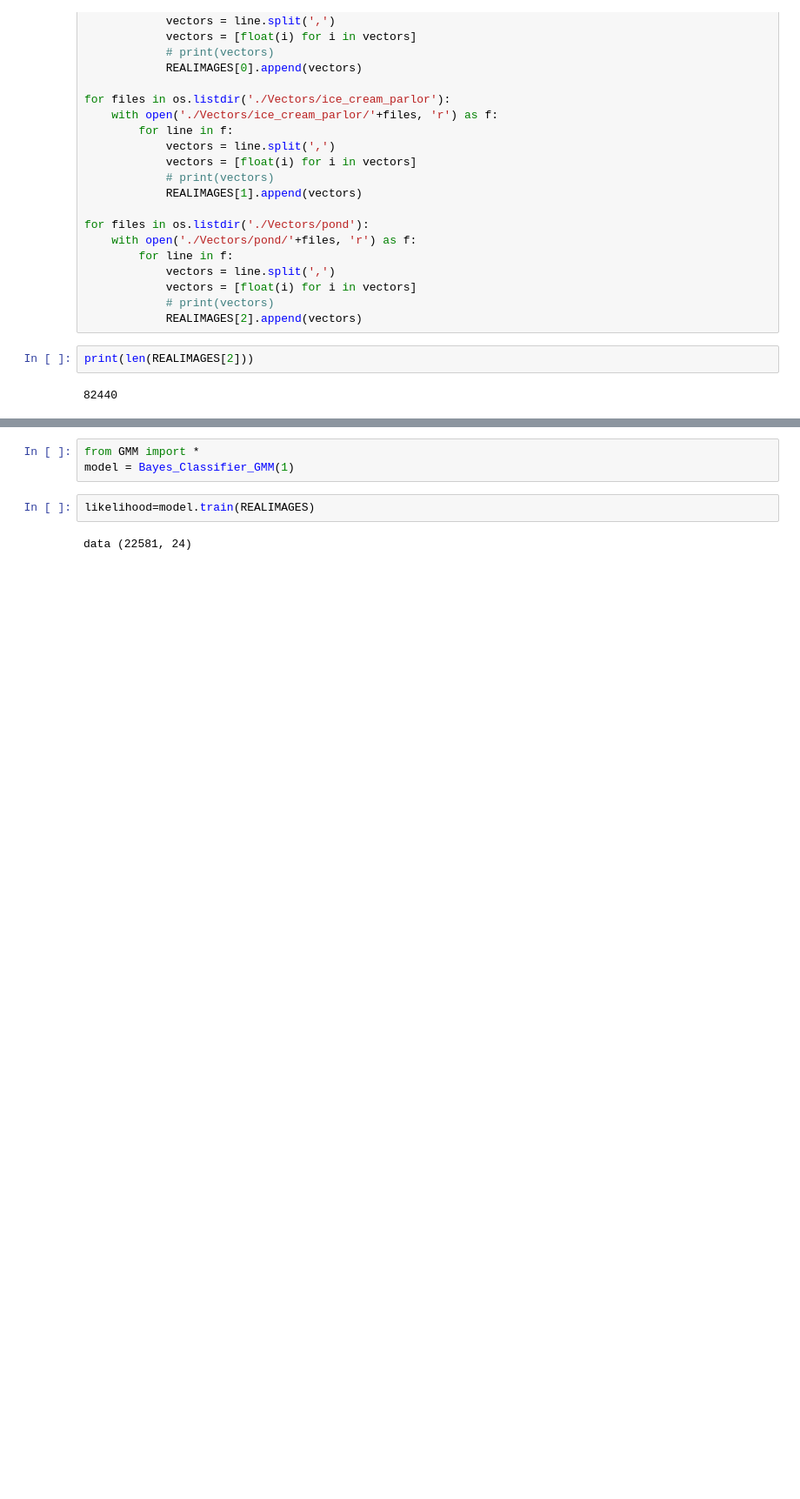
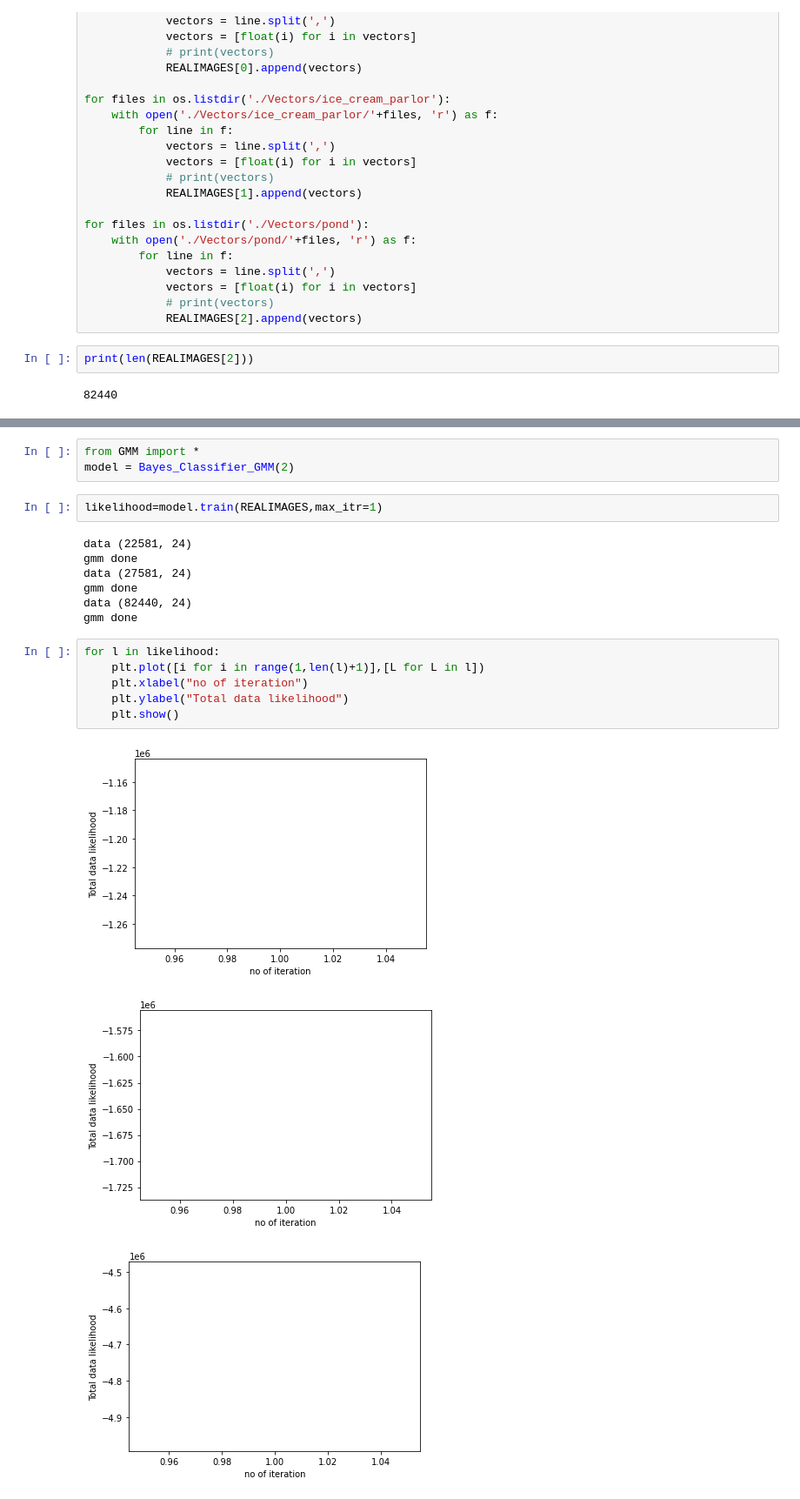
Before and after one commit to Pattern-Recognition-Assignments/Assignment2, a Jupyter notebook: 2bGMM.ipynb, the cells around one changed output, grey strips where cells are left out. Shown at 87% size. Cells and saved outputs as stored; diff of their text form; blank space fills up the shorter version.

```diff
--- a/2bGMM.ipynb
+++ b/2bGMM.ipynb
@@ -38,7 +69,22 @@ print(len(REALIMAGES[2]))
 # %%
 from GMM import *
-model = Bayes_Classifier_GMM(1)
+model = Bayes_Classifier_GMM(2)
 # %%
-likelihood=model.train(REALIMAGES)
+likelihood=model.train(REALIMAGES,max_itr=1)
 # %% [output]
 data (22581, 24)
+gmm done
+data (27581, 24)
+gmm done
+data (82440, 24)
+gmm done
+# %%
+for l in likelihood:
+    plt.plot([i for i in range(1,len(l)+1)],[L for L in l])
+    plt.xlabel("no of iteration")
+    plt.ylabel("Total data likelihood")
+    plt.show()
+# %% [output]
+[figure, added]
+[figure, added]
+[figure, added]
```
Also changed, not shown: parts of 8 cells of this notebook, 2 other files.
